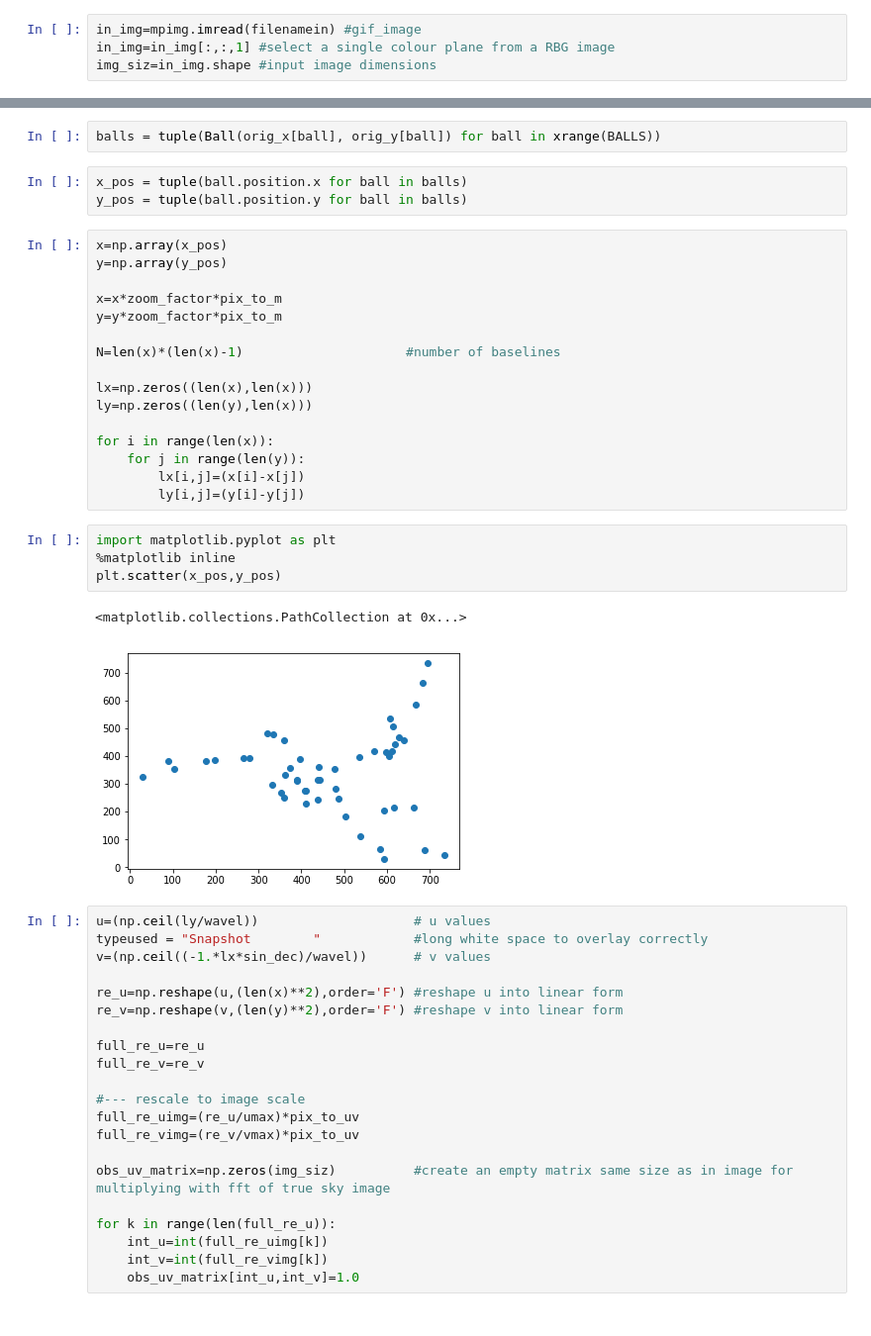
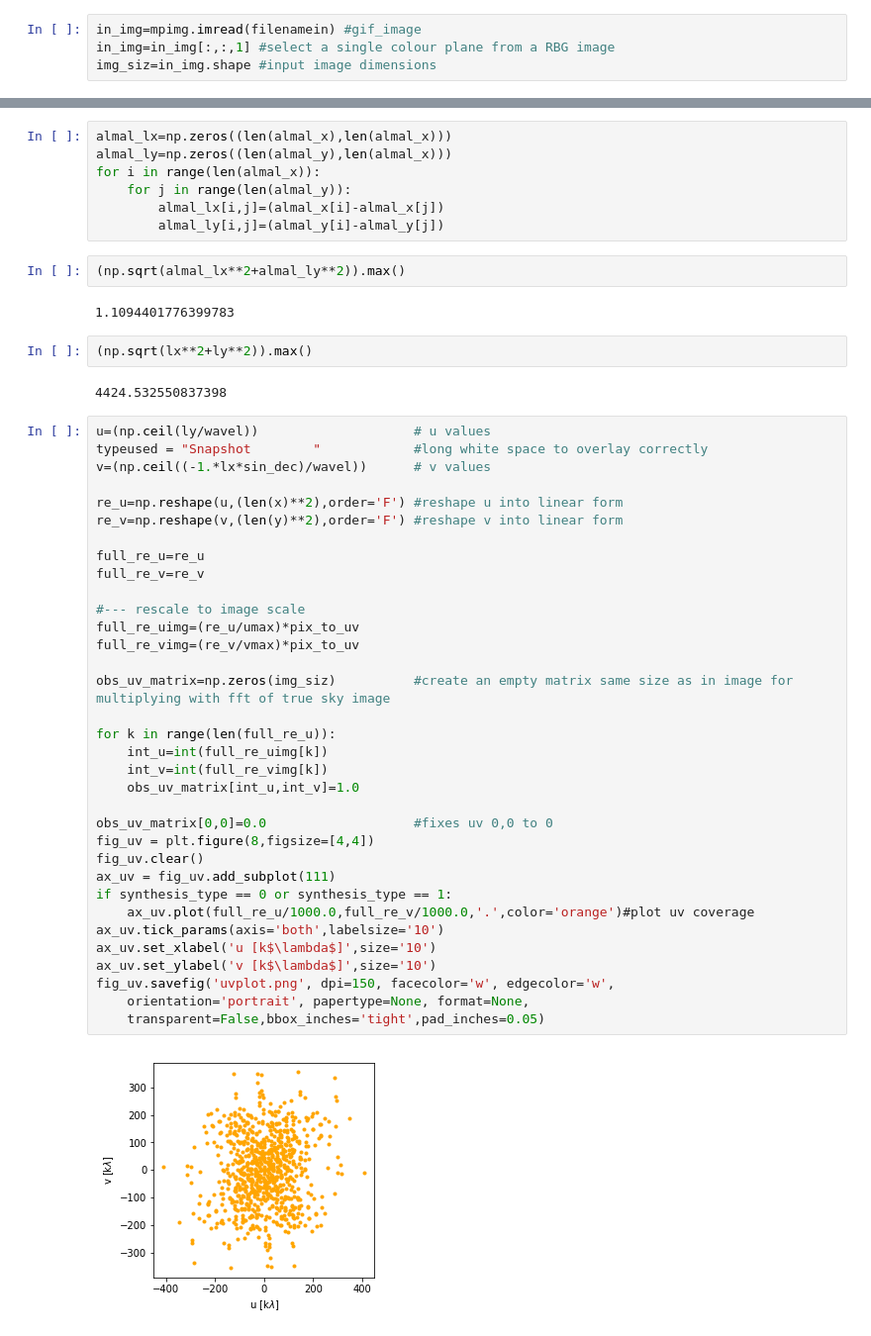
Before and after one commit to saint-germain/interferometry, a Jupyter notebook: deconpynter.ipynb, the cells around one changed output, grey strips where cells are left out. Shown: that part at 99% size. Cells and saved outputs as stored; diff of their text form.

```diff
--- a/deconpynter.ipynb
+++ b/deconpynter.ipynb
@@ -79,49 +115,51 @@ class TwoD:
-# %%
-balls = tuple(Ball(orig_x[ball], orig_y[ball]) for ball in xrange(BALLS))
-# %%
-x_pos = tuple(ball.position.x for ball in balls)
-y_pos = tuple(ball.position.y for ball in balls)
 # %%
-x=np.array(x_pos)
-y=np.array(y_pos)
-
-x=x*zoom_factor*pix_to_m
-y=y*zoom_factor*pix_to_m
-
-N=len(x)*(len(x)-1)                     #number of baselines
-
-lx=np.zeros((len(x),len(x)))
-ly=np.zeros((len(y),len(x)))
-
-for i in range(len(x)):
-    for j in range(len(y)):
-        lx[i,j]=(x[i]-x[j])
-        ly[i,j]=(y[i]-y[j])
+almal_lx=np.zeros((len(almal_x),len(almal_x)))
+almal_ly=np.zeros((len(almal_y),len(almal_x)))
+for i in range(len(almal_x)):
+    for j in range(len(almal_y)):
+        almal_lx[i,j]=(almal_x[i]-almal_x[j])
+        almal_ly[i,j]=(almal_y[i]-almal_y[j])
-# %%
-import matplotlib.pyplot as plt
-%matplotlib inline
-plt.scatter(x_pos,y_pos)
-# %% [output]
-<matplotlib.collections.PathCollection at 0x...>
-[figure, removed]
+# %%
+(np.sqrt(almal_lx**2+almal_ly**2)).max()
+# %% [output]
+1.1094401776399783
+# %%
+(np.sqrt(lx**2+ly**2)).max()
+# %% [output]
+4424.532550837398
 # %%
 u=(np.ceil(ly/wavel))                    # u values
 typeused = "Snapshot        "            #long white space to overlay correctly
 v=(np.ceil((-1.*lx*sin_dec)/wavel))      # v values
 
 re_u=np.reshape(u,(len(x)**2),order='F') #reshape u into linear form
 re_v=np.reshape(v,(len(y)**2),order='F') #reshape v into linear form
 
 full_re_u=re_u
 full_re_v=re_v
 
 #--- rescale to image scale
 full_re_uimg=(re_u/umax)*pix_to_uv
 full_re_vimg=(re_v/vmax)*pix_to_uv
 
 obs_uv_matrix=np.zeros(img_siz)          #create an empty matrix same size as in image for multiplying with fft of true sky image
 
 for k in range(len(full_re_u)):
     int_u=int(full_re_uimg[k])
     int_v=int(full_re_vimg[k])
     obs_uv_matrix[int_u,int_v]=1.0
+
+obs_uv_matrix[0,0]=0.0                   #fixes uv 0,0 to 0
+fig_uv = plt.figure(8,figsize=[4,4])
+fig_uv.clear()
+ax_uv = fig_uv.add_subplot(111)
+if synthesis_type == 0 or synthesis_type == 1:
+    ax_uv.plot(full_re_u/1000.0,full_re_v/1000.0,'.',color='orange')#plot uv coverage
+ax_uv.tick_params(axis='both',labelsize='10')
+ax_uv.set_xlabel('u [k$\lambda$]',size='10')
+ax_uv.set_ylabel('v [k$\lambda$]',size='10')
+fig_uv.savefig('uvplot.png', dpi=150, facecolor='w', edgecolor='w',
+    orientation='portrait', papertype=None, format=None,
+    transparent=False,bbox_inches='tight',pad_inches=0.05)
+# %% [output]
+[figure, added]
```
Also changed, not shown: parts of 15 cells of this notebook.
